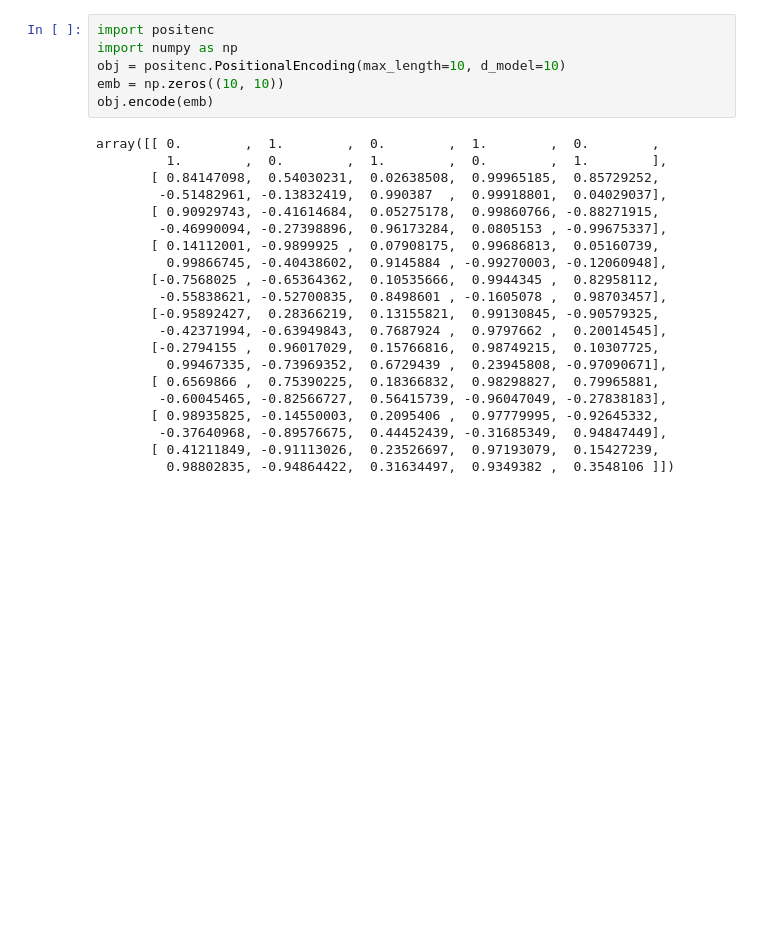
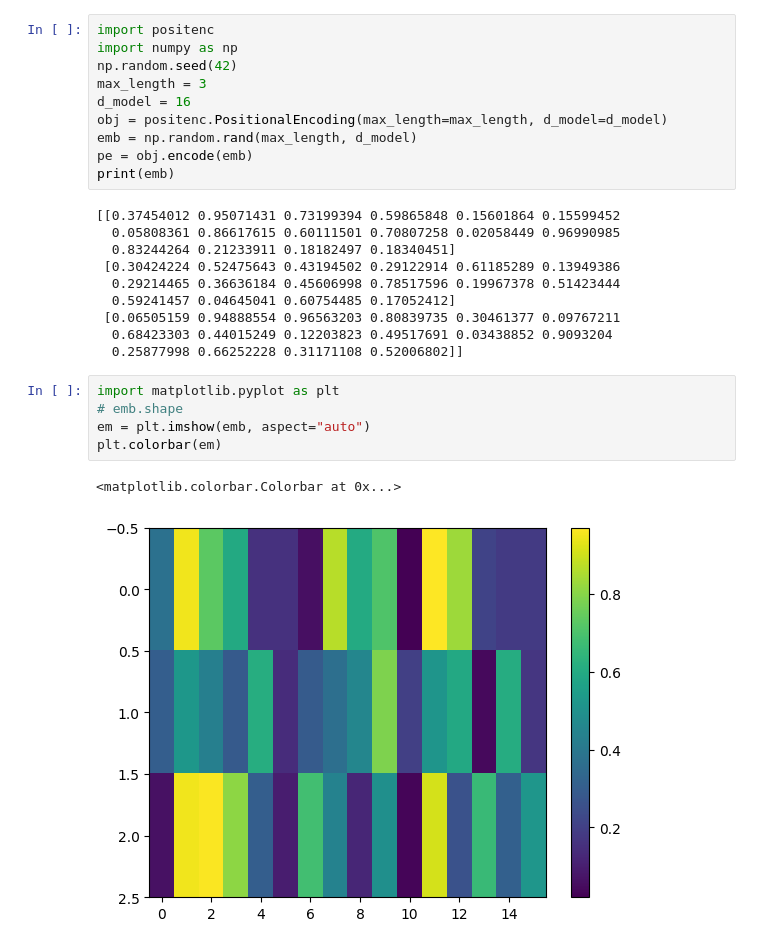
Before and after one commit to dpes-neupane/transformer, a Jupyter notebook: transformer.ipynb, the cells around one changed output. Drawn from its saved outputs; the diff is of its cells as text; blank space fills up the shorter version.

```diff
--- a/transformer.ipynb
+++ b/transformer.ipynb
@@ -1,27 +1,28 @@
 # %%
 import positenc
 import numpy as np
-obj = positenc.PositionalEncoding(max_length=10, d_model=10)
-emb = np.zeros((10, 10))
-obj.encode(emb)
+np.random.seed(42)
+max_length = 3
+d_model = 16
+obj = positenc.PositionalEncoding(max_length=max_length, d_model=d_model)
+emb = np.random.rand(max_length, d_model)
+pe = obj.encode(emb)
+print(emb)
 # %% [output]
-array([[ 0.        ,  1.        ,  0.        ,  1.        ,  0.        ,
-         1.        ,  0.        ,  1.        ,  0.        ,  1.        ],
-       [ 0.84147098,  0.54030231,  0.02638508,  0.99965185,  0.85729252,
-        -0.51482961, -0.13832419,  0.990387  ,  0.99918801,  0.04029037],
-       [ 0.90929743, -0.41614684,  0.05275178,  0.99860766, -0.88271915,
-        -0.46990094, -0.27398896,  0.96173284,  0.0805153 , -0.99675337],
-       [ 0.14112001, -0.9899925 ,  0.07908175,  0.99686813,  0.05160739,
-         0.99866745, -0.40438602,  0.9145884 , -0.99270003, -0.12060948],
-       [-0.7568025 , -0.65364362,  0.10535666,  0.9944345 ,  0.82958112,
-        -0.55838621, -0.52700835,  0.8498601 , -0.1605078 ,  0.98703457],
-       [-0.95892427,  0.28366219,  0.13155821,  0.99130845, -0.90579325,
-        -0.42371994, -0.63949843,  0.7687924 ,  0.9797662 ,  0.20014545],
-       [-0.2794155 ,  0.96017029,  0.15766816,  0.98749215,  0.10307725,
-         0.99467335, -0.73969352,  0.6729439 ,  0.23945808, -0.97090671],
-       [ 0.6569866 ,  0.75390225,  0.18366832,  0.98298827,  0.79965881,
-        -0.60045465, -0.82566727,  0.56415739, -0.96047049, -0.27838183],
-       [ 0.98935825, -0.14550003,  0.2095406 ,  0.97779995, -0.92645332,
-        -0.37640968, -0.89576675,  0.44452439, -0.31685349,  0.94847449],
-       [ 0.41211849, -0.91113026,  0.23526697,  0.97193079,  0.15427239,
-         0.98802835, -0.94864422,  0.31634497,  0.9349382 ,  0.3548106 ]])
+[[0.37454012 0.95071431 0.73199394 0.59865848 0.15601864 0.15599452
+  0.05808361 0.86617615 0.60111501 0.70807258 0.02058449 0.96990985
+  0.83244264 0.21233911 0.18182497 0.18340451]
+ [0.30424224 0.52475643 0.43194502 0.29122914 0.61185289 0.13949386
+  0.29214465 0.36636184 0.45606998 0.78517596 0.19967378 0.51423444
+  0.59241457 0.04645041 0.60754485 0.17052412]
+ [0.06505159 0.94888554 0.96563203 0.80839735 0.30461377 0.09767211
+  0.68423303 0.44015249 0.12203823 0.49517691 0.03438852 0.9093204
+  0.25877998 0.66252228 0.31171108 0.52006802]]
+# %%
+import matplotlib.pyplot as plt
+# emb.shape
+em = plt.imshow(emb, aspect="auto")
+plt.colorbar(em)
+# %% [output]
+<matplotlib.colorbar.Colorbar at 0x...>
+[figure, added]
```
Also changed, not shown: parts of 18 cells of this notebook, 2 other files.
